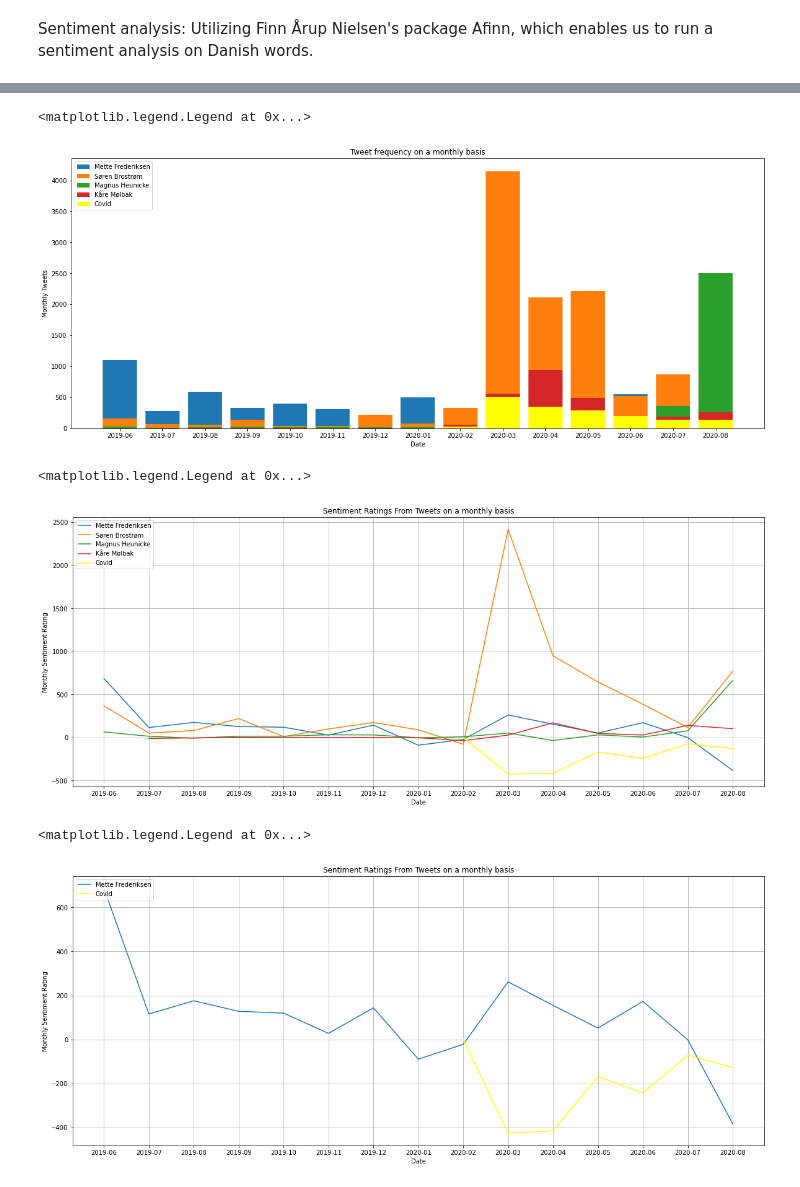
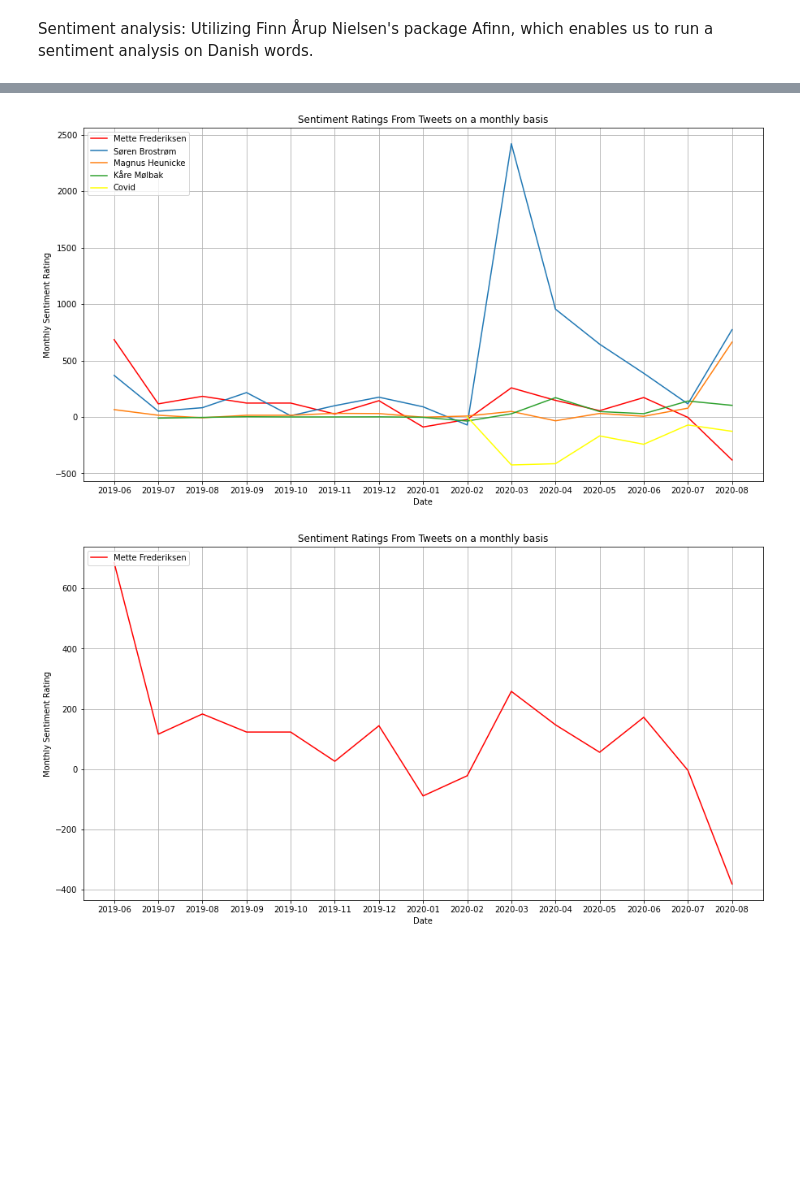
Before and after one commit to Gustavduus/Group-59, a Jupyter notebook: Twitter_scrape.ipynb, the cells around one changed output, grey strips where cells are left out. Drawn from its saved outputs; the diff is of its cells as text; code cells hidden in the pictures; blank space fills up the shorter version.

Commit message:
Bit of data cleansing and Afinn

```diff
--- a/Twitter_scrape.ipynb
+++ b/Twitter_scrape.ipynb
@@ -191,60 +238,39 @@ afinn_describe
 # %%
-fig, ax = plt.subplots(figsize = (20,8))
-
-
-x = twitter_lists.year_month.unique()
-y = twitter_lists.year_month.unique()[2:]
-z = twitter_lists.year_month.unique()[8:]
+fig = plt.figure(figsize = (15,8))
+ax = fig.add_subplot(1,1,1)
 
 #Plotting the data from 2013M01 to 2020M02 and assigning them labels
-ax.bar(x, twitter_lists.loc[twitter_lists['key'] == 'mette'].groupby('year_month')['afinn'].count(), label = 'Mette Frederiksen')
-ax.bar(x, twitter_lists.loc[twitter_lists['key'] == 'søren'].groupby('year_month')['afinn'].count(), label = 'Søren Brostrøm')
-ax.bar(x, twitter_lists.loc[twitter_lists['key'] == 'magnus'].groupby('year_month')['afinn'].count(), label = 'Magnus Heunicke')
-ax.bar(y, twitter_lists.loc[twitter_lists['key'] == 'kåre'].groupby('year_month')['afinn'].count(), label = 'Kåre Mølbak')
-ax.bar(z, twitter_lists.loc[twitter_lists['key'] == 'covid'].groupby('year_month')['afinn'].count(), color = 'yellow', label = 'Covid')
+ax.plot(twitter_lists.loc[twitter_lists['key'] == 'mette'].groupby('year_month')['afinn'].sum(), color = 'red', label = 'Mette Frederiksen')
+ax.plot(twitter_lists.loc[twitter_lists['key'] == 'søren'].groupby('year_month')['afinn'].sum(), label = 'Søren Brostrøm')
+ax.plot(twitter_lists.loc[twitter_lists['key'] == 'magnus'].groupby('year_month')['afinn'].sum(), label = 'Magnus Heunicke')
+ax.plot(twitter_lists.loc[twitter_lists['key'] == 'kåre'].groupby('year_month')['afinn'].sum(), label = 'Kåre Mølbak')
+ax.plot(twitter_lists.loc[twitter_lists['key'] == 'covid'].groupby('year_month')['afinn'].sum(), color = 'yellow', label = 'Covid')
 
 
 ax.set_xlabel('Date')
-ax.set_ylabel('Monthly Tweets')
-ax.set_title('Tweet frequency on a monthly basis')
-#ax.grid(True)
+ax.set_ylabel('Monthly Sentiment Rating')
+ax.set_title('Sentiment Ratings From Tweets on a monthly basis')
+ax.grid(True)
 ax.legend(loc = 'upper left', frameon = True)
+
+#Saves the figure as a png
+plt.savefig('sentiment_all.png')
 # %% [output]
-<matplotlib.legend.Legend at 0x...>
-[figure, old version]
+[figure, new version]
 # %%
-fig = plt.figure(figsize = (20,8))
+fig = plt.figure(figsize = (15,8))
 ax = fig.add_subplot(1,1,1)
 
 #Plotting the data from 2013M01 to 2020M02 and assigning them labels
-ax.plot(twitter_lists.loc[twitter_lists['key'] == 'mette'].groupby('year_month')['afinn'].sum(), label = 'Mette Frederiksen')
-ax.plot(twitter_lists.loc[twitter_lists['key'] == 'søren'].groupby('year_month')['afinn'].sum(), label = 'Søren Brostrøm')
-ax.plot(twitter_lists.loc[twitter_lists['key'] == 'magnus'].groupby('year_month')['afinn'].sum(), label = 'Magnus Heunicke')
-ax.plot(twitter_lists.loc[twitter_lists['key'] == 'kåre'].groupby('year_month')['afinn'].sum(), label = 'Kåre Mølbak')
-ax.plot(twitter_lists.loc[twitter_lists['key'] == 'covid'].groupby('year_month')['afinn'].sum(), color = 'yellow', label = 'Covid')
-
+ax.plot(twitter_lists.loc[twitter_lists['key'] == 'mette'].groupby('year_month')['afinn'].sum(), color = 'red', label = 'Mette Frederiksen')
 
 ax.set_xlabel('Date')
 ax.set_ylabel('Monthly Sentiment Rating')
 ax.set_title('Sentiment Ratings From Tweets on a monthly basis')
 ax.grid(True)
 ax.legend(loc = 'upper left', frameon = True)
+
+#Saves the figure as a png
+plt.savefig('sentiment_Mette.png')
 # %% [output]
-<matplotlib.legend.Legend at 0x...>
-[figure, old version]
+[figure, new version]
-# %%
-fig = plt.figure(figsize = (20,8))
-ax = fig.add_subplot(1,1,1)
-
-#Plotting the data from 2013M01 to 2020M02 and assigning them labels
-ax.plot(twitter_lists.loc[twitter_lists['key'] == 'mette'].groupby('year_month')['afinn'].sum(), label = 'Mette Frederiksen')
-ax.plot(twitter_lists.loc[twitter_lists['key'] == 'covid'].groupby('year_month')['afinn'].sum(), color = 'yellow', label = 'Covid')
-
-ax.set_xlabel('Date')
-ax.set_ylabel('Monthly Sentiment Rating')
-ax.set_title('Sentiment Ratings From Tweets on a monthly basis')
-ax.grid(True)
-ax.legend(loc = 'upper left', frameon = True)
-# %% [output]
-<matplotlib.legend.Legend at 0x...>
-[figure, removed]
```
Also changed, not shown: parts of 8 cells of this notebook, 13 other files.
